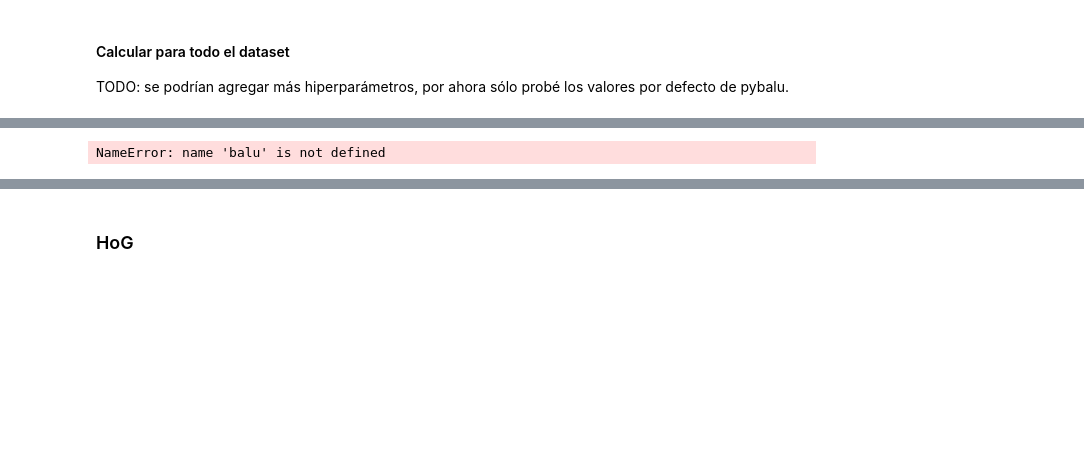
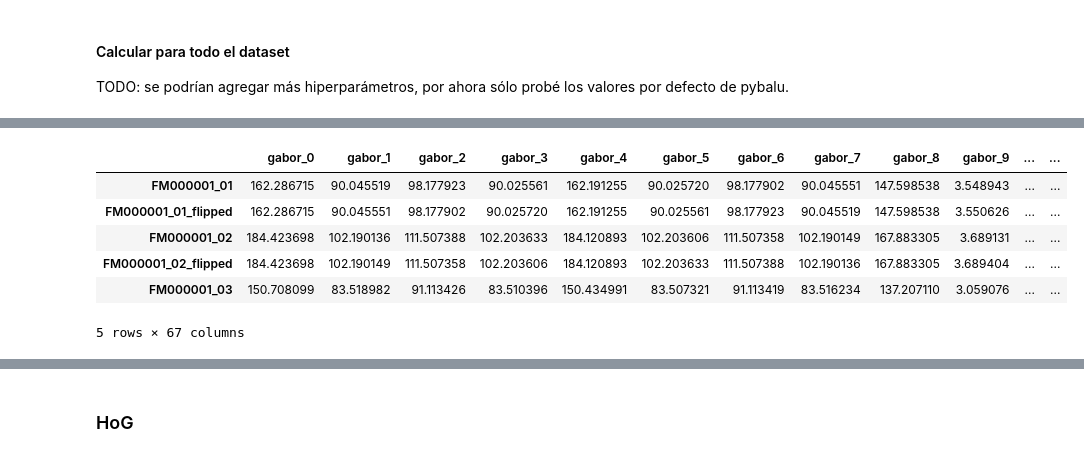
Before and after one commit to yerkko/pattern_recognition, a Jupyter notebook: codigo/experiments.ipynb, the cells around one changed output, grey strips where cells are left out. Cells and saved outputs as stored; diff of their text form; code cells hidden in the pictures; blank space fills up the shorter version.

```diff
--- a/codigo/experiments.ipynb
+++ b/codigo/experiments.ipynb
@@ -271,3 +264,9 @@ def calculate_gabor(image):
     """Se calculan features de Gabor para una imagen."""
     gabor = balu.gabor_features(image, labels=False)
     return gabor
+# %%
+dataset = load_dataset(N_PEOPLE_D, gray=True, crop=True, aug_flip=True)
+print(len(dataset))
+
+df_base = create_df(dataset)
+df_base.head(6)
@@ -274,9 +282,7 @@ def calculate_gabor(image):
 # %%
 %%time
 
-gabor_df = calculate_feature_df(datasetA, calculate_gabor, 'gabor')
-
-df_A = df_A.merge(gabor_df, right_index=True, left_index=True)
-df_A.head()
+gabor_df = calculate_feature_df(dataset, calculate_gabor, 'gabor', show=True)
+gabor_df.head()
 # %% [output]
 Calculating gabor
@@ -283 +291,7 @@ Calculating gabor
+|  | gabor_0 | gabor_1 | gabor_2 | gabor_3 | gabor_4 | gabor_5 | gabor_6 | gabor_7 | gabor_8 | gabor_9 | ... | ... |
+| FM000001_01 | 162.286715 | 90.045519 | 98.177923 | 90.025561 | 162.191255 | 90.025720 | 98.177902 | 90.045551 | 147.598538 | 3.548943 | ... | ... |
+| FM000001_01_flipped | 162.286715 | 90.045551 | 98.177902 | 90.025720 | 162.191255 | 90.025561 | 98.177923 | 90.045519 | 147.598538 | 3.550626 | ... | ... |
+| FM000001_02 | 184.423698 | 102.190136 | 111.507388 | 102.203633 | 184.120893 | 102.203606 | 111.507358 | 102.190149 | 167.883305 | 3.689131 | ... | ... |
+| FM000001_02_flipped | 184.423698 | 102.190149 | 111.507358 | 102.203606 | 184.120893 | 102.203633 | 111.507388 | 102.190136 | 167.883305 | 3.689404 | ... | ... |
+| FM000001_03 | 150.708099 | 83.518982 | 91.113426 | 83.510396 | 150.434991 | 83.507321 | 91.113419 | 83.516234 | 137.207110 | 3.059076 | ... | ... |
-NameError: name 'balu' is not defined
+5 rows × 67 columns
```
Also changed, not shown: parts of 20 cells of this notebook, 3 other files.
